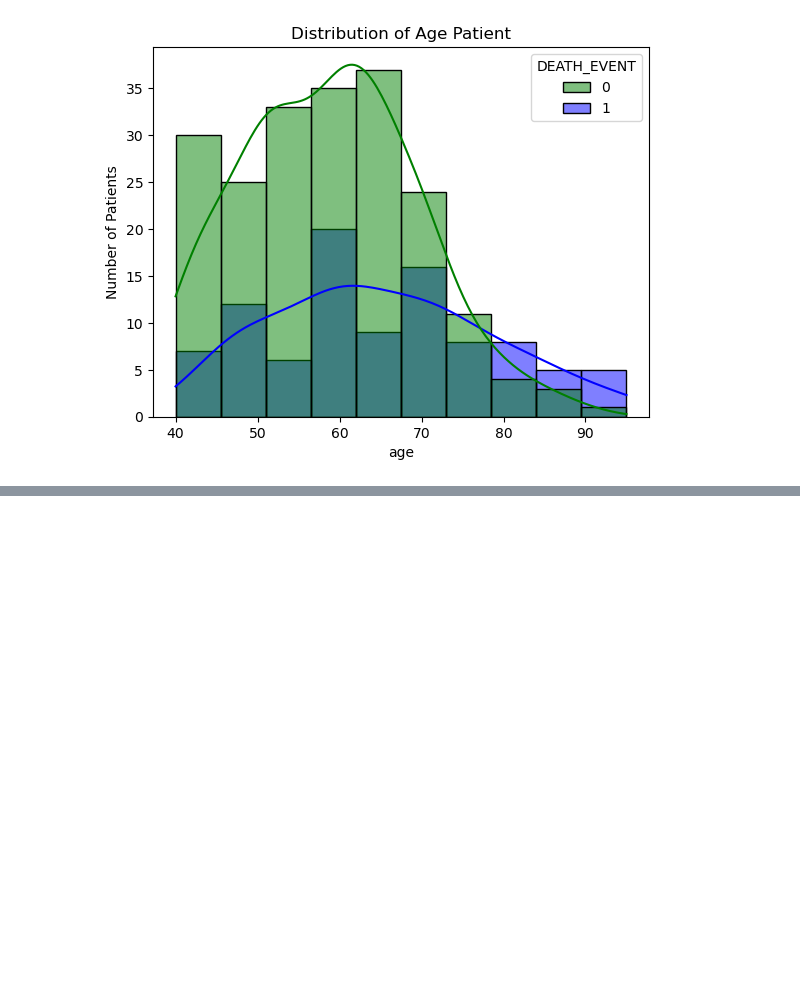
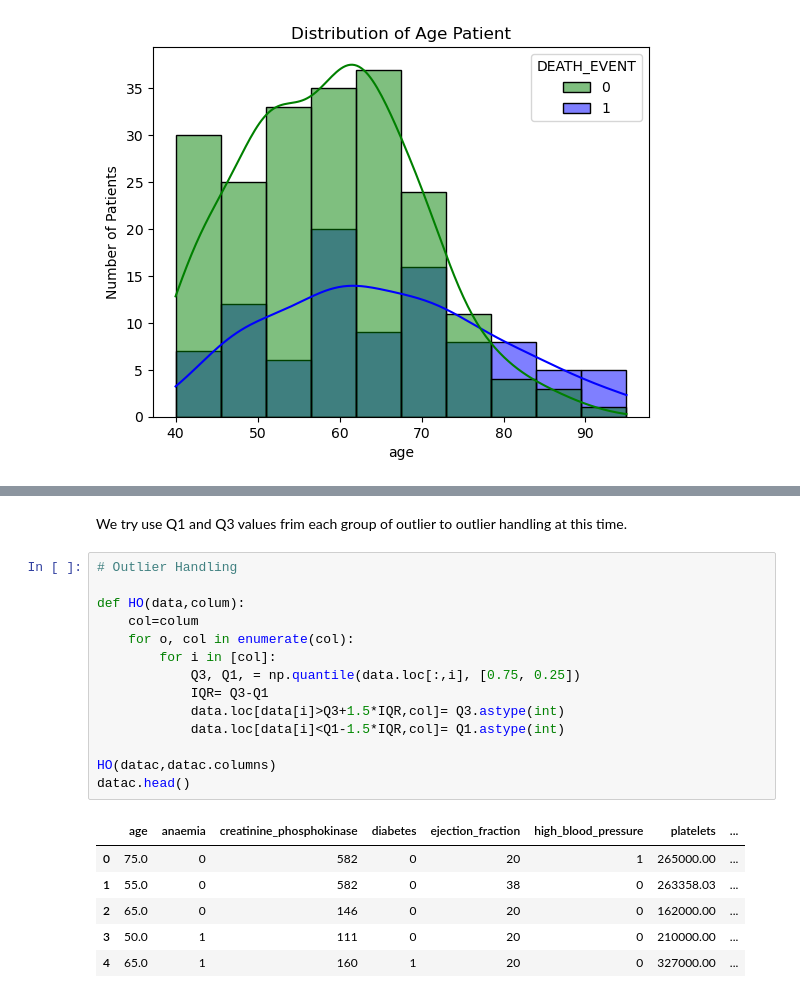
Before and after one commit to enthokz/Prediction-Model-Exercise, a Jupyter notebook: Heart Failure Predict/Prediction_model_heart_disease_2.ipynb, the cells around one changed output, grey strips where cells are left out. Saved outputs shown, nothing was run; the diff lists cells and outputs as text; blank space fills up the shorter version.

Commit message:
Data prepearation

```diff
--- a/Heart Failure Predict/Prediction_model_heart_disease_2.ipynb
+++ b/Heart Failure Predict/Prediction_model_heart_disease_2.ipynb
@@ -178,0 +215,23 @@ plt.show()
+# %% [markdown]
+We try use Q1 and Q3 values frim each group of outlier to outlier handling at this time.
+# %%
+# Outlier Handling
+
+def HO(data,colum):
+    col=colum
+    for o, col in enumerate(col):
+        for i in [col]:
+            Q3, Q1, = np.quantile(data.loc[:,i], [0.75, 0.25])
+            IQR= Q3-Q1
+            data.loc[data[i]>Q3+1.5*IQR,col]= Q3.astype(int)
+            data.loc[data[i]<Q1-1.5*IQR,col]= Q1.astype(int)
+
+HO(datac,datac.columns)
+datac.head()
+# %% [output]
+|  | age | anaemia | creatinine_phosphokinase | diabetes | ejection_fraction | high_blood_pressure | platelets | ... |
+| 0 | 75.0 | 0 | 582 | 0 | 20 | 1 | 265000.00 | ... |
+| 1 | 55.0 | 0 | 582 | 0 | 38 | 0 | 263358.03 | ... |
+| 2 | 65.0 | 0 | 146 | 0 | 20 | 0 | 162000.00 | ... |
+| 3 | 50.0 | 1 | 111 | 0 | 20 | 0 | 210000.00 | ... |
+| 4 | 65.0 | 1 | 160 | 1 | 20 | 0 | 327000.00 | ... |
```
Also changed, not shown: parts of 9 cells of this notebook.
